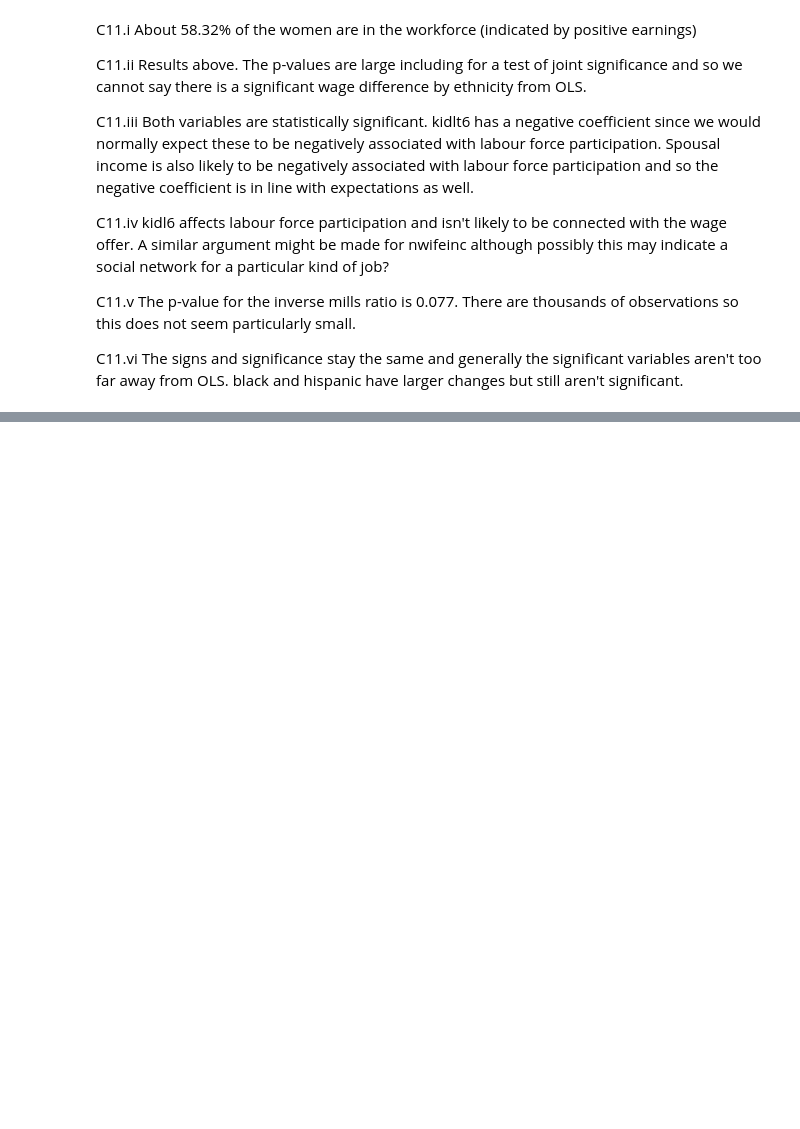
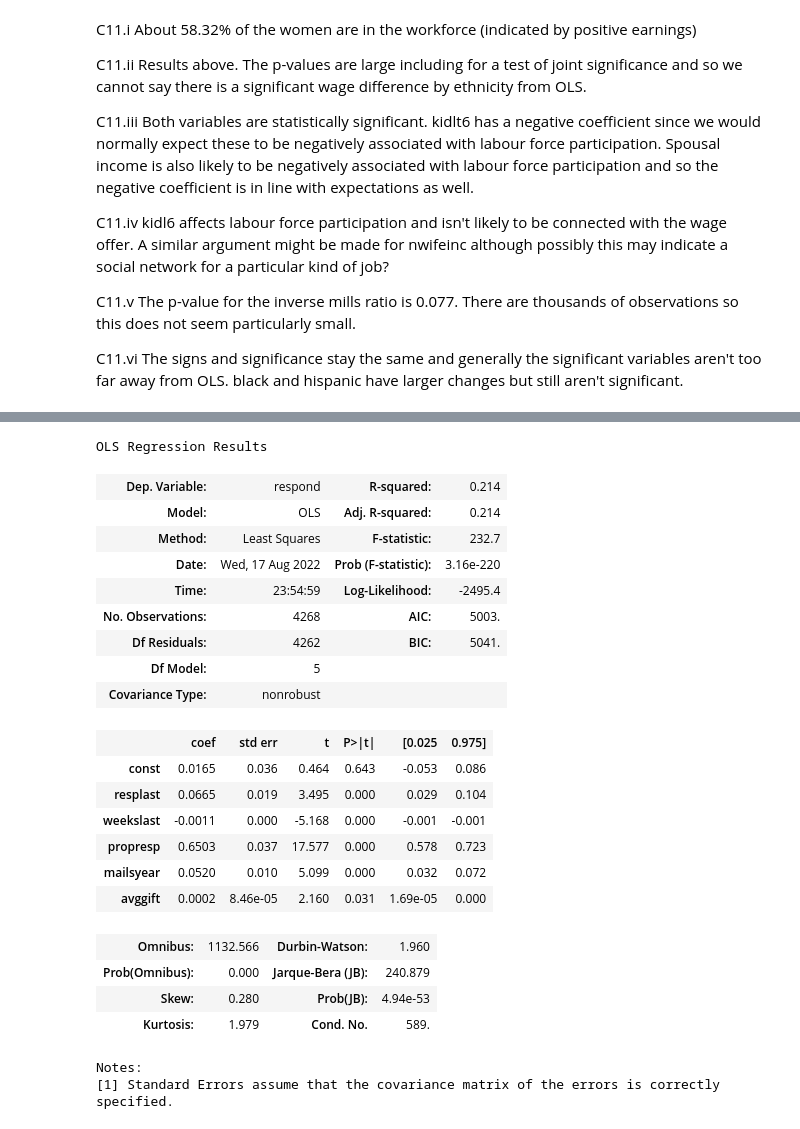
Before and after one commit to systemchalk/wooldridge_workbook, a Jupyter notebook: ch17.ipynb, the cells around one changed output, grey strips where cells are left out. Saved outputs shown, nothing was run; the diff lists cells and outputs as text; code cells hidden in the pictures; blank space fills up the shorter version.

```diff
--- a/ch17.ipynb
+++ b/ch17.ipynb
@@ -1459,0 +1518,26 @@ C11.vi The signs and significance stay the same and generally the significant va
+# %%
+sm.OLS(charity.respond, X, missing="drop").fit().summary()
+# %% [output]
+OLS Regression Results
+| Dep. Variable: | respond | R-squared: | 0.214 |
+| Model: | OLS | Adj. R-squared: | 0.214 |
+| Method: | Least Squares | F-statistic: | 232.7 |
+| Date: | Wed, 17 Aug 2022 | Prob (F-statistic): | 3.16e-220 |
+| Time: | 23:54:59 | Log-Likelihood: | -2495.4 |
+| No. Observations: | 4268 | AIC: | 5003. |
+| Df Residuals: | 4262 | BIC: | 5041. |
+| Df Model: | 5 |  |  |
+| Covariance Type: | nonrobust |  |  |
+|  | coef | std err | t | P>|t| | [0.025 | 0.975] |
+| const | 0.0165 | 0.036 | 0.464 | 0.643 | -0.053 | 0.086 |
+| resplast | 0.0665 | 0.019 | 3.495 | 0.000 | 0.029 | 0.104 |
+| weekslast | -0.0011 | 0.000 | -5.168 | 0.000 | -0.001 | -0.001 |
+| propresp | 0.6503 | 0.037 | 17.577 | 0.000 | 0.578 | 0.723 |
+| mailsyear | 0.0520 | 0.010 | 5.099 | 0.000 | 0.032 | 0.072 |
+| avggift | 0.0002 | 8.46e-05 | 2.160 | 0.031 | 1.69e-05 | 0.000 |
+| Omnibus: | 1132.566 | Durbin-Watson: | 1.960 |
+| Prob(Omnibus): | 0.000 | Jarque-Bera (JB): | 240.879 |
+| Skew: | 0.280 | Prob(JB): | 4.94e-53 |
+| Kurtosis: | 1.979 | Cond. No. | 589. |
+Notes:
+[1] Standard Errors assume that the covariance matrix of the errors is correctly specified.
```
Also changed, not shown: parts of 36 cells of this notebook.
